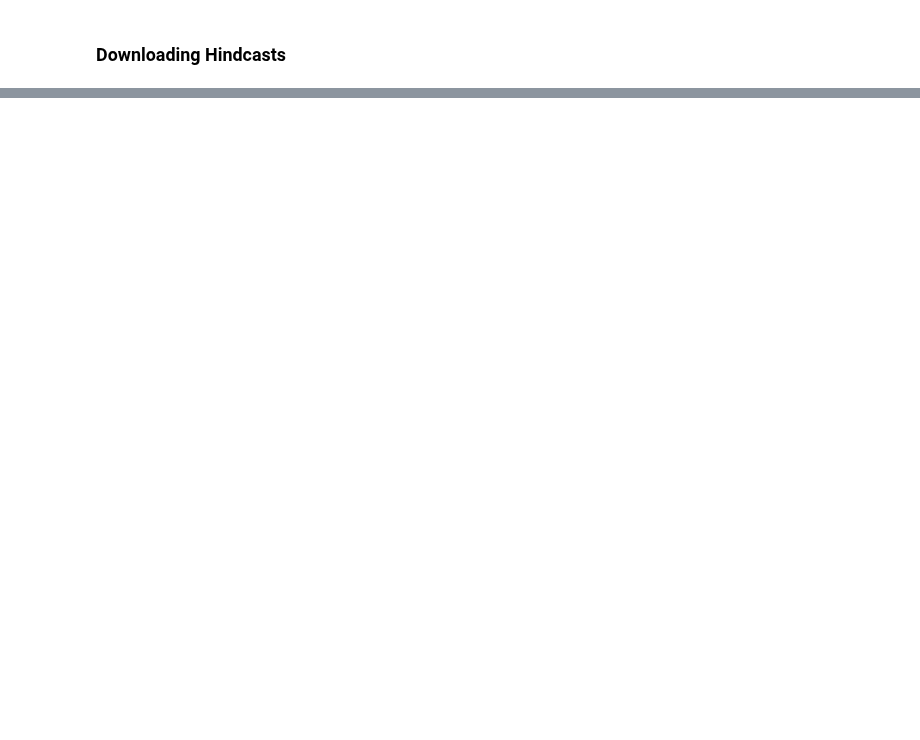
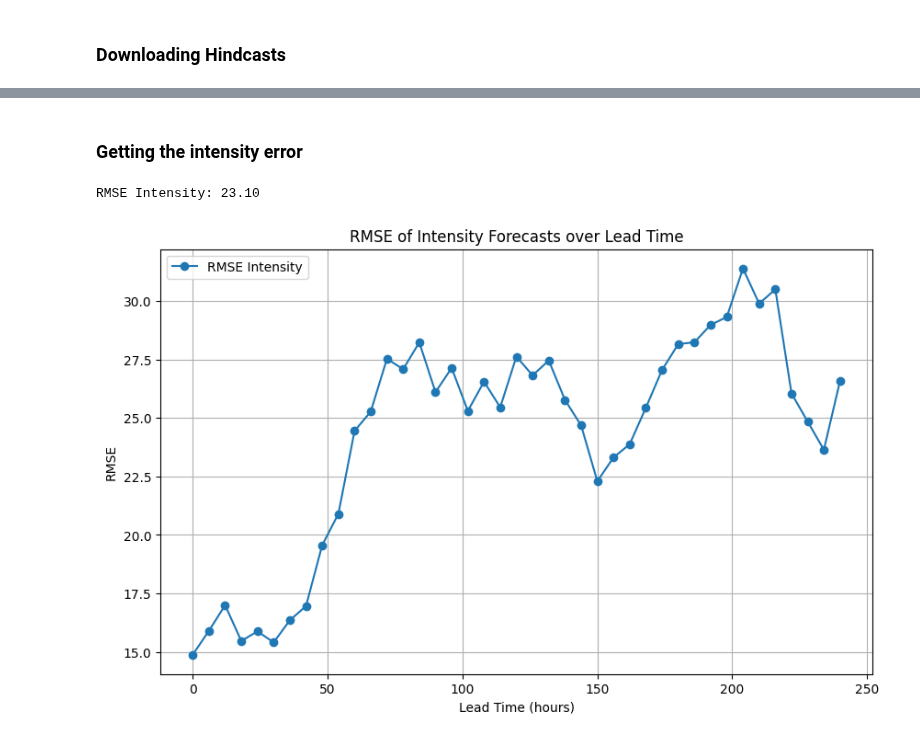
Before and after one commit to OCHA-DAP/ds-aa-moz-cyclones, a Jupyter notebook: analysis/02_ecmwf_leadtime.ipynb, the cells around one changed output, grey strips where cells are left out. Cells and saved outputs as stored; diff of their text form; code cells hidden in the pictures; blank space fills up the shorter version.

```diff
--- a/analysis/02_ecmwf_leadtime.ipynb
+++ b/analysis/02_ecmwf_leadtime.ipynb
@@ -75,0 +238,30 @@ FileNotFoundError: [Errno 2] No such file or directory: 'G:\\Shared drives\\Pred
+# %% [markdown]
+### Getting the intensity error
+# %%
+# Calculate intensity error
+df["intensity_error"] = ((df["speed"] * 1.94384 * 1.33) - df["USA_WIND"]) ** 2
+
+# Calculate RMSE for intensity
+rmse_intensity = np.sqrt(df["intensity_error"].mean())
+print(f"RMSE Intensity: {rmse_intensity:.2f}")
+
+# Additional analysis: RMSE over different lead times
+error_summary = df.groupby("lead_time")["intensity_error"].mean().reset_index()
+error_summary["rmse"] = np.sqrt(error_summary["intensity_error"])
+
+plt.figure(figsize=(10, 6))
+plt.plot(
+    error_summary["lead_time"],
+    error_summary["rmse"],
+    marker="o",
+    label="RMSE Intensity",
+)
+plt.xlabel("Lead Time (hours)")
+plt.ylabel("RMSE")
+plt.title("RMSE of Intensity Forecasts over Lead Time")
+plt.legend()
+plt.grid(True)
+plt.show()
+# %% [output]
+RMSE Intensity: 23.10
+[figure, added]
```
Also changed, not shown: parts of 15 cells of this notebook.
